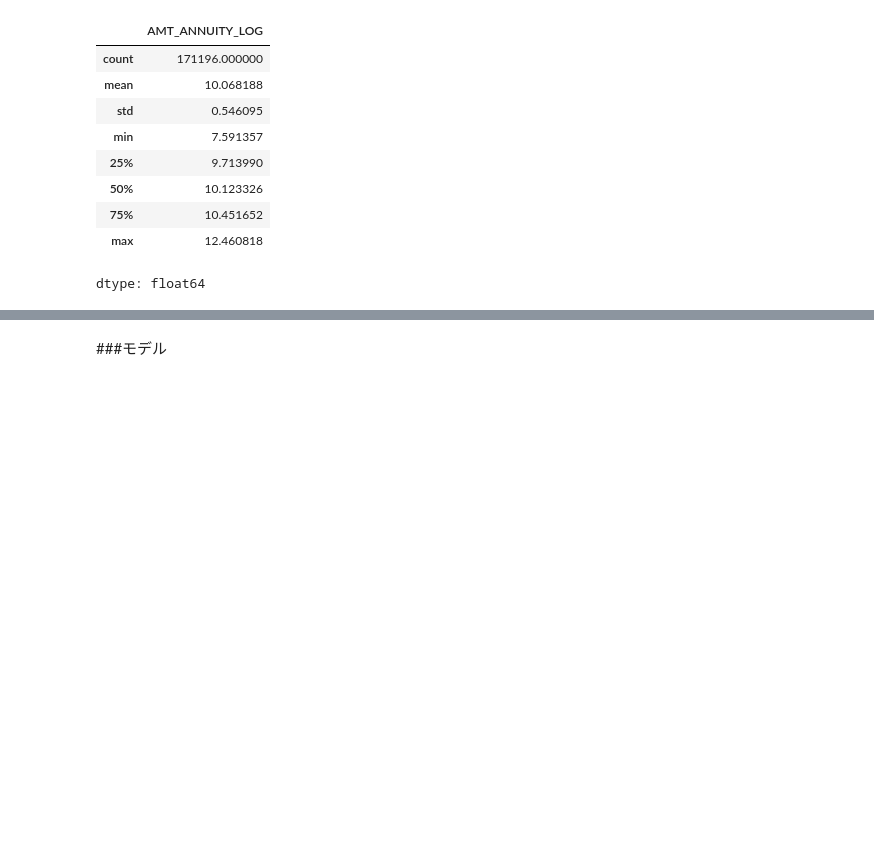
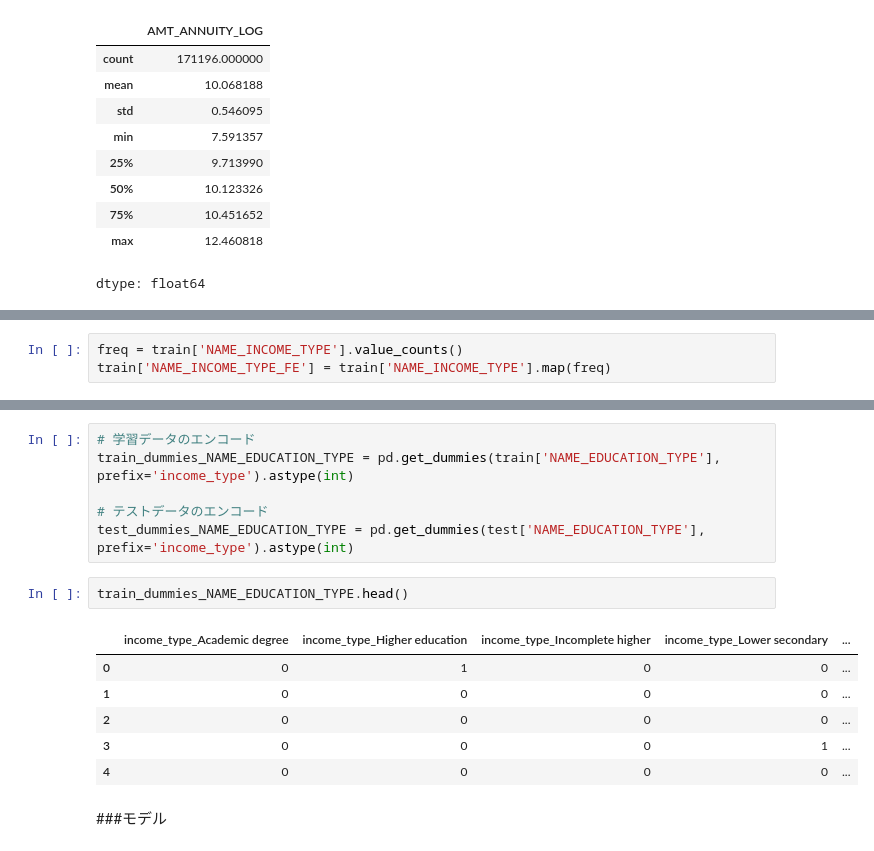
Before and after one commit to aki05162525/gci_compe2, a Jupyter notebook: compe2_ver1.ipynb, the cells around one changed output, grey strips where cells are left out. Cells and saved outputs as stored; diff of their text form; blank space fills up the shorter version.

```diff
--- a/compe2_ver1.ipynb
+++ b/compe2_ver1.ipynb
@@ -426,0 +469,3 @@ dtype: float64
+# %%
+freq = train['NAME_INCOME_TYPE'].value_counts()
+train['NAME_INCOME_TYPE_FE'] = train['NAME_INCOME_TYPE'].map(freq)
@@ -427,3 +493,18 @@ dtype: float64
+# %%
+# 学習データのエンコード
+train_dummies_NAME_EDUCATION_TYPE = pd.get_dummies(train['NAME_EDUCATION_TYPE'], prefix='income_type').astype(int)
+
+# テストデータのエンコード
+test_dummies_NAME_EDUCATION_TYPE = pd.get_dummies(test['NAME_EDUCATION_TYPE'], prefix='income_type').astype(int)
+# %%
+train_dummies_NAME_EDUCATION_TYPE.head()
+# %% [output]
+|  | income_type_Academic degree | income_type_Higher education | income_type_Incomplete higher | income_type_Lower secondary | ... |
+| 0 | 0 | 1 | 0 | 0 | ... |
+| 1 | 0 | 0 | 0 | 0 | ... |
+| 2 | 0 | 0 | 0 | 0 | ... |
+| 3 | 0 | 0 | 0 | 1 | ... |
+| 4 | 0 | 0 | 0 | 0 | ... |
 # %% [markdown]
 ###モデル
 # %%
```
Also changed, not shown: parts of 11 cells of this notebook.
